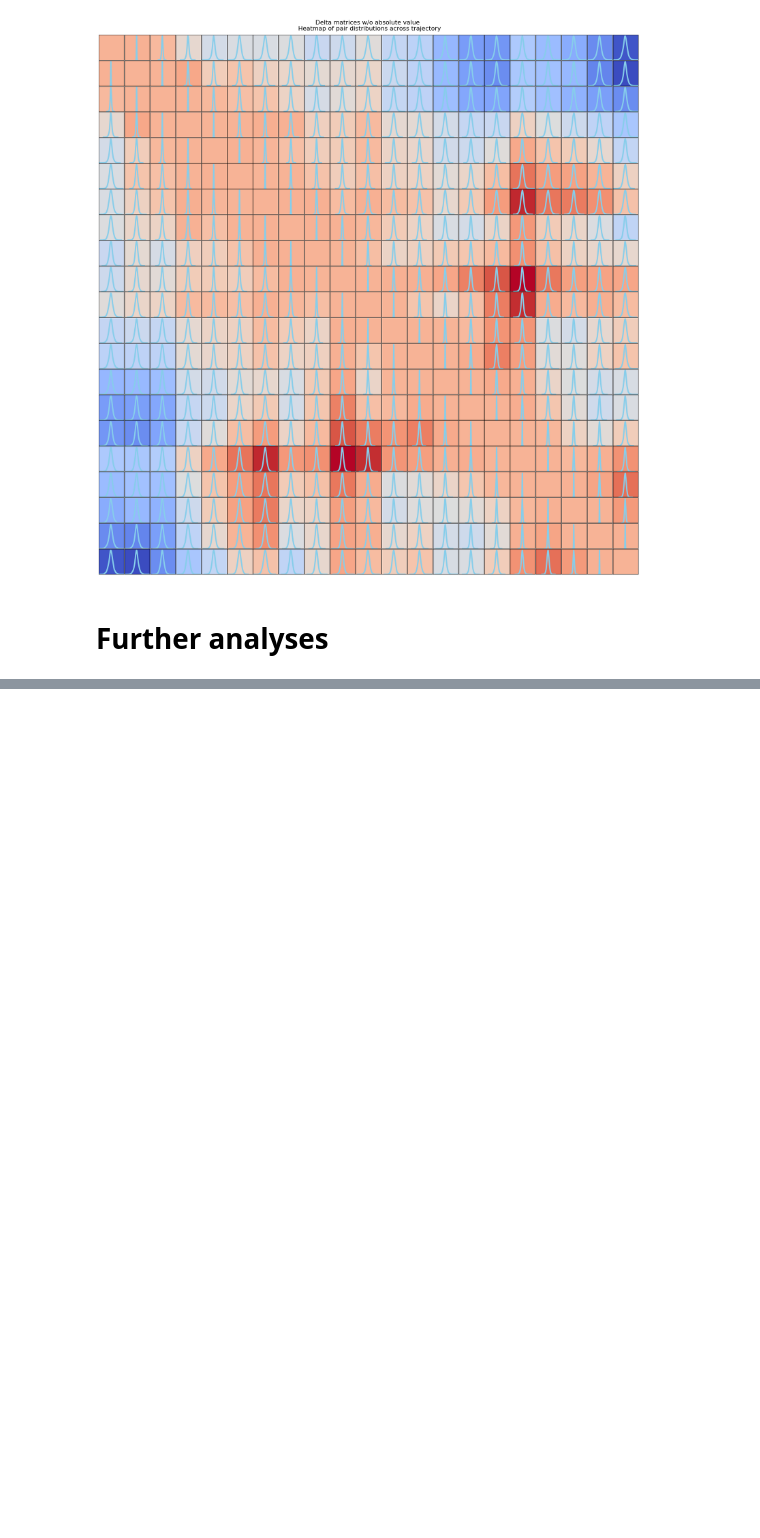
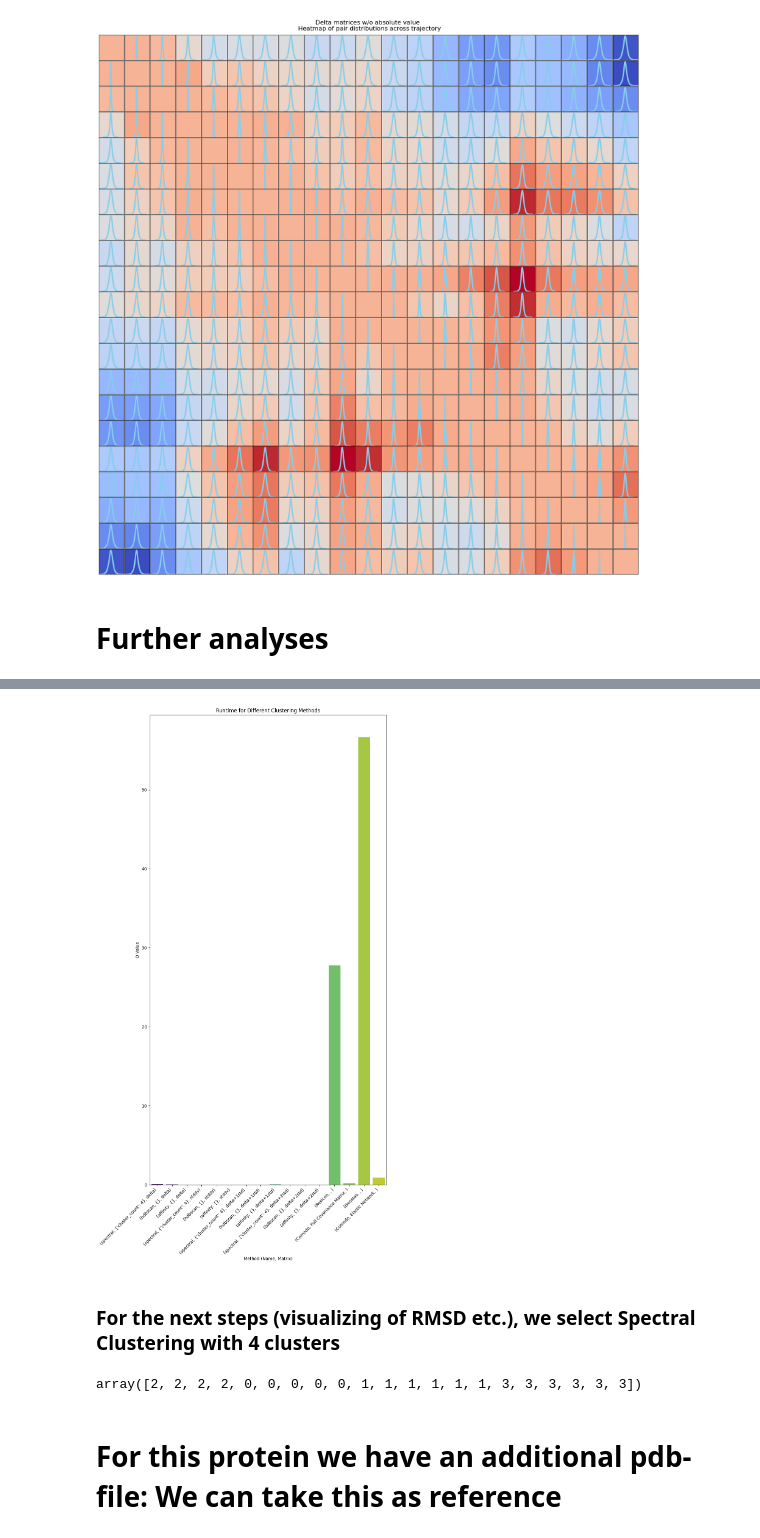
Before and after one commit to jalhackl/COMET, a Jupyter notebook: simple_protein_example_fspeptide.ipynb, the cells around one changed output, grey strips where cells are left out. Saved outputs shown, nothing was run; the diff lists cells and outputs as text; code cells hidden in the pictures; blank space fills up the shorter version.

```diff
--- a/simple_protein_example_fspeptide.ipynb
+++ b/simple_protein_example_fspeptide.ipynb
@@ -338,0 +419,21 @@ KeyboardInterrupt:
+# %%
+import seaborn as sns
+labels = [f"({entry['method']}, {entry['params']}, {entry.get('matrix', '')})" for entry in res]
+runtimes = [entry['runtime'] for entry in res]
+
+# Plot
+plt.figure(figsize=(10, 20))
+sns.barplot(x=labels, y=runtimes, palette="viridis")
+
+# Labels and title
+plt.xlabel("Method (Name, Matrix)")
+plt.ylabel("Q Value")
+plt.title("Runtime for Different Clustering Methods")
+plt.xticks(rotation=45, ha='right')
+
+# Show plot
+plt.show()
+# %% [output]
+[figure, added]
+# %% [markdown]
+### For the next steps (visualizing of RMSD etc.), we select Spectral Clustering with 4 clusters
@@ -338,0 +446,4 @@ KeyboardInterrupt:
+# %%
+spectral_clustering_res
+# %% [output]
+array([2, 2, 2, 2, 0, 0, 0, 0, 0, 1, 1, 1, 1, 1, 1, 3, 3, 3, 3, 3, 3])
@@ -338,0 +455,2 @@ KeyboardInterrupt:
+# %% [markdown]
+# For this protein we have an additional pdb-file: We can take this as reference
```
Also changed, not shown: parts of 45 cells of this notebook, 5 other files.
